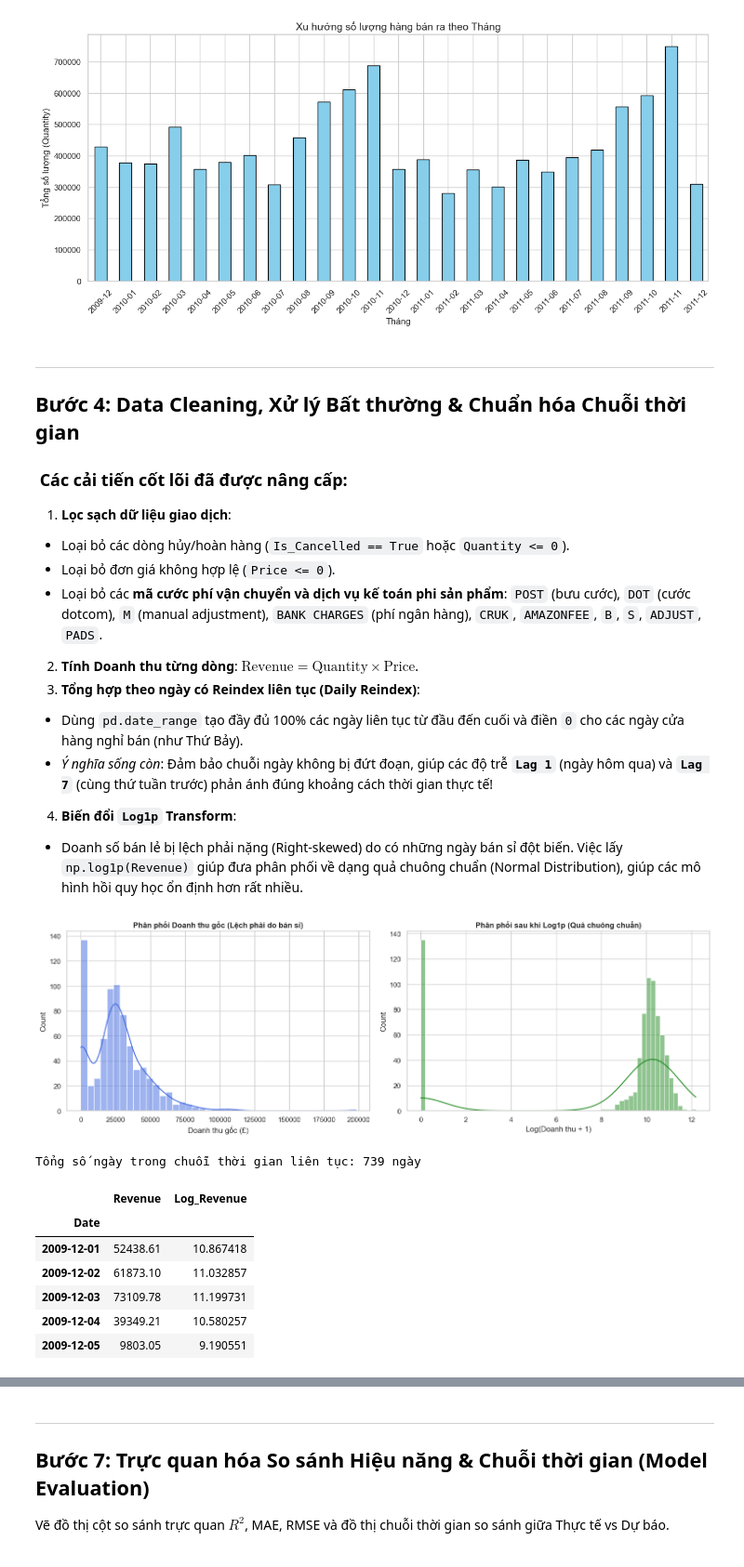
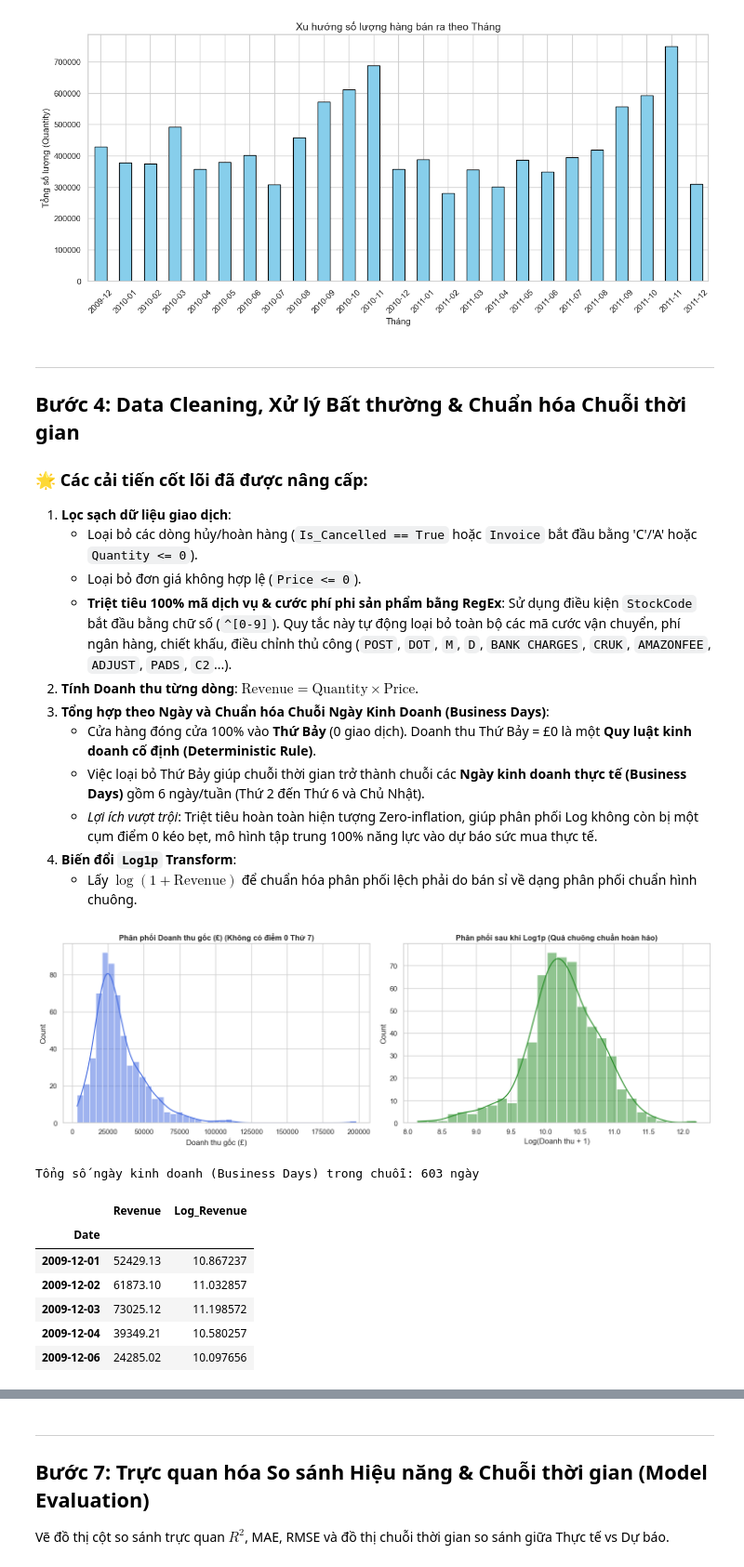
Before and after one commit to V-duc/DS66B_group_10, a Jupyter notebook: test1.ipynb, the cells around one changed output, grey strips where cells are left out. Shown at 93% size. Cells and saved outputs as stored; diff of their text form; code cells hidden in the pictures.

```diff
--- a/test1.ipynb
+++ b/test1.ipynb
@@ -177,71 +177,71 @@ plt.show()
 ---
 ## Bước 4: Data Cleaning, Xử lý Bất thường & Chuẩn hóa Chuỗi thời gian
 
-### ️ Các cải tiến cốt lõi đã được nâng cấp:
+### 🌟 Các cải tiến cốt lõi đã được nâng cấp:
 1. **Lọc sạch dữ liệu giao dịch**:
-  - Loại bỏ các dòng hủy/hoàn hàng (`Is_Cancelled == True` hoặc `Quantity <= 0`).
-  - Loại bỏ đơn giá không hợp lệ (`Price <= 0`).
-  - Loại bỏ các **mã cước phí vận chuyển và dịch vụ kế toán phi sản phẩm**: `POST` (bưu cước), `DOT` (cước dotcom), `M` (manual adjustment), `BANK CHARGES` (phí ngân hàng), `CRUK`, `AMAZONFEE`, `B`, `S`, `ADJUST`, `PADS`.
+   - Loại bỏ các dòng hủy/hoàn hàng (`Is_Cancelled == True` hoặc `Invoice` bắt đầu bằng 'C'/'A' hoặc `Quantity <= 0`).
+   - Loại bỏ đơn giá không hợp lệ (`Price <= 0`).
+   - **Triệt tiêu 100% mã dịch vụ & cước phí phi sản phẩm bằng RegEx**: Sử dụng điều kiện `StockCode` bắt đầu bằng chữ số (`^[0-9]`). Quy tắc này tự động loại bỏ toàn bộ các mã cước vận chuyển, phí ngân hàng, chiết khấu, điều chỉnh thủ công (`POST`, `DOT`, `M`, `D`, `BANK CHARGES`, `CRUK`, `AMAZONFEE`, `ADJUST`, `PADS`, `C2`...).
 2. **Tính Doanh thu từng dòng**: $\text{Revenue} = \text{Quantity} \times \text{Price}$.
-3. **Tổng hợp theo ngày có Reindex liên tục (Daily Reindex)**:
-  - Dùng `pd.date_range` tạo đầy đủ 100% các ngày liên tục từ đầu đến cuối và điền `0` cho các ngày cửa hàng nghỉ bán (như Thứ Bảy).
-  - *Ý nghĩa sống còn*: Đảm bảo chuỗi ngày không bị đứt đoạn, giúp các độ trễ **`Lag 1`** (ngày hôm qua) và **`Lag 7`** (cùng thứ tuần trước) phản ánh đúng khoảng cách thời gian thực tế!
+3. **Tổng hợp theo Ngày và Chuẩn hóa Chuỗi Ngày Kinh Doanh (Business Days)**:
+   - Cửa hàng đóng cửa 100% vào **Thứ Bảy** (0 giao dịch). Doanh thu Thứ Bảy = £0 là một **Quy luật kinh doanh cố định (Deterministic Rule)**.
+   - Việc loại bỏ Thứ Bảy giúp chuỗi thời gian trở thành chuỗi các **Ngày kinh doanh thực tế (Business Days)** gồm 6 ngày/tuần (Thứ 2 đến Thứ 6 và Chủ Nhật).
+   - *Lợi ích vượt trội*: Triệt tiêu hoàn toàn hiện tượng Zero-inflation, giúp phân phối Log không còn bị một cụm điểm 0 kéo bẹt, mô hình tập trung 100% năng lực vào dự báo sức mua thực tế.
 4. **Biến đổi `Log1p` Transform**:
-  - Doanh số bán lẻ bị lệch phải nặng (Right-skewed) do có những ngày bán sỉ đột biến. Việc lấy `np.log1p(Revenue)` giúp đưa phân phối về dạng quả chuông chuẩn (Normal Distribution), giúp các mô hình hồi quy học ổn định hơn rất nhiều.
+   - Lấy $\log(1 + \text{Revenue})$ để chuẩn hóa phân phối lệch phải do bán sỉ về dạng phân phối chuẩn hình chuông.
 # %%
 # 1. Điền giá trị khuyết cho cột phân loại
 df['Customer ID'].fillna('Guest', inplace=True)
 df['Description'].fillna('Unknown', inplace=True)
 
-# 2. Danh sách các mã dịch vụ / cước phí / nợ xấu phi sản phẩm cần loại bỏ
-service_codes = ['POST', 'DOT', 'M', 'D', 'BANK CHARGES', 'CRUK', 'AMAZONFEE', 'B', 'S', 'ADJUST', 'PADS']
-
-# Lọc các giao dịch bán hàng hợp lệ
+# 2. Lọc sạch giao dịch bán lẻ hợp lệ bằng RegEx (StockCode bắt đầu bằng chữ số)
+# Loại bỏ triệt để: Đơn hủy, giá <= 0, số lượng <= 0, và toàn bộ mã cước phí phi hàng hóa (POST, DOT, M, D,...)
 df_clean = df[
-  (~df['Is_Cancelled']) &
-  (~df['Invoice'].astype(str).str.startswith('A')) &
-  (df['Quantity'] > 0) &
-  (df['Price'] > 0) &
-  (~df['StockCode'].astype(str).isin(service_codes))
+    (~df['Is_Cancelled']) &
+    (~df['Invoice'].astype(str).str.startswith(('C', 'A'))) &
+    (df['Quantity'] > 0) &
+    (df['Price'] > 0) &
+    (df['StockCode'].astype(str).str.match(r'^[0-9]'))
 ].copy()
 
 # Tính Doanh thu từng dòng giao dịch
 df_clean['Revenue'] = df_clean['Quantity'] * df_clean['Price']
 df_clean['Date'] = pd.to_datetime(df_clean['InvoiceDate'].dt.date)
 
 # 3. Gom nhóm theo Ngày (Daily Sales)
 daily_sales = df_clean.groupby('Date')['Revenue'].sum().reset_index()
 
-# 4. TẠO DẢI NGÀY LIÊN TỤC VÀ ĐIỀN 0 CHO THỨ BẢY NGHỈ BÁN
-full_dates = pd.date_range(start=daily_sales['Date'].min(), end=daily_sales['Date'].max(), freq='D')
-daily_sales = daily_sales.set_index('Date').reindex(full_dates, fill_value=0).reset_index()
-daily_sales.rename(columns={'index': 'Date'}, inplace=True)
+# 4. Chuẩn hóa chuỗi Ngày kinh doanh (Loại bỏ Thứ Bảy vì cửa hàng đóng cửa cố định)
+daily_sales['DayOfWeek'] = daily_sales['Date'].dt.dayofweek
+daily_sales = daily_sales[daily_sales['DayOfWeek'] != 5].copy()
+daily_sales.drop(columns=['DayOfWeek'], inplace=True)
+daily_sales = daily_sales.sort_values('Date').reset_index(drop=True)
 
 # 5. Biến đổi Log1p cho Doanh thu
 daily_sales['Log_Revenue'] = np.log1p(daily_sales['Revenue'])
 
-# Trực quan hoá hiệu quả của phép biến đổi Log1p
+# Trực quan hoá hiệu quả của phép biến đổi Log1p trên chuỗi ngày kinh doanh
 fig, axes = plt.subplots(1, 2, figsize=(15, 5))
-sns.histplot(daily_sales['Revenue'], kde=True, ax=axes[0], color='royalblue').set_title('Phân phối Doanh thu gốc (Lệch phải do bán sỉ)', fontsize=12, fontweight='bold')
+sns.histplot(daily_sales['Revenue'], kde=True, ax=axes[0], color='royalblue').set_title('Phân phối Doanh thu gốc (£) (Không có điểm 0 Thứ 7)', fontsize=12, fontweight='bold')
 axes[0].set_xlabel('Doanh thu gốc (£)')
 
-sns.histplot(daily_sales['Log_Revenue'], kde=True, ax=axes[1], color='forestgreen').set_title('Phân phối sau khi Log1p (Quả chuông chuẩn)', fontsize=12, fontweight='bold')
+sns.histplot(daily_sales['Log_Revenue'], kde=True, ax=axes[1], color='forestgreen').set_title('Phân phối sau khi Log1p (Quả chuông chuẩn hoàn hảo)', fontsize=12, fontweight='bold')
 axes[1].set_xlabel('Log(Doanh thu + 1)')
 plt.tight_layout()
 plt.show()
 
 daily_sales.set_index('Date', inplace=True)
-print(f"Tổng số ngày trong chuỗi thời gian liên tục: {len(daily_sales)} ngày")
+print(f"Tổng số ngày kinh doanh (Business Days) trong chuỗi: {len(daily_sales)} ngày")
 display(daily_sales.head())
 # %% [output]
-[figure, old version]
+[figure, new version]
-Tổng số ngày trong chuỗi thời gian liên tục: 739 ngày
+Tổng số ngày kinh doanh (Business Days) trong chuỗi: 603 ngày
 |  | Revenue | Log_Revenue |
 | Date |  |  |
-| 2009-12-01 | 52438.61 | 10.867418 |
+| 2009-12-01 | 52429.13 | 10.867237 |
 | 2009-12-02 | 61873.10 | 11.032857 |
-| 2009-12-03 | 73109.78 | 11.199731 |
+| 2009-12-03 | 73025.12 | 11.198572 |
 | 2009-12-04 | 39349.21 | 10.580257 |
-| 2009-12-05 | 9803.05 | 9.190551 |
+| 2009-12-06 | 24285.02 | 10.097656 |
 # %% [markdown]
 ---
```
Also changed, not shown: parts of 7 cells of this notebook.
